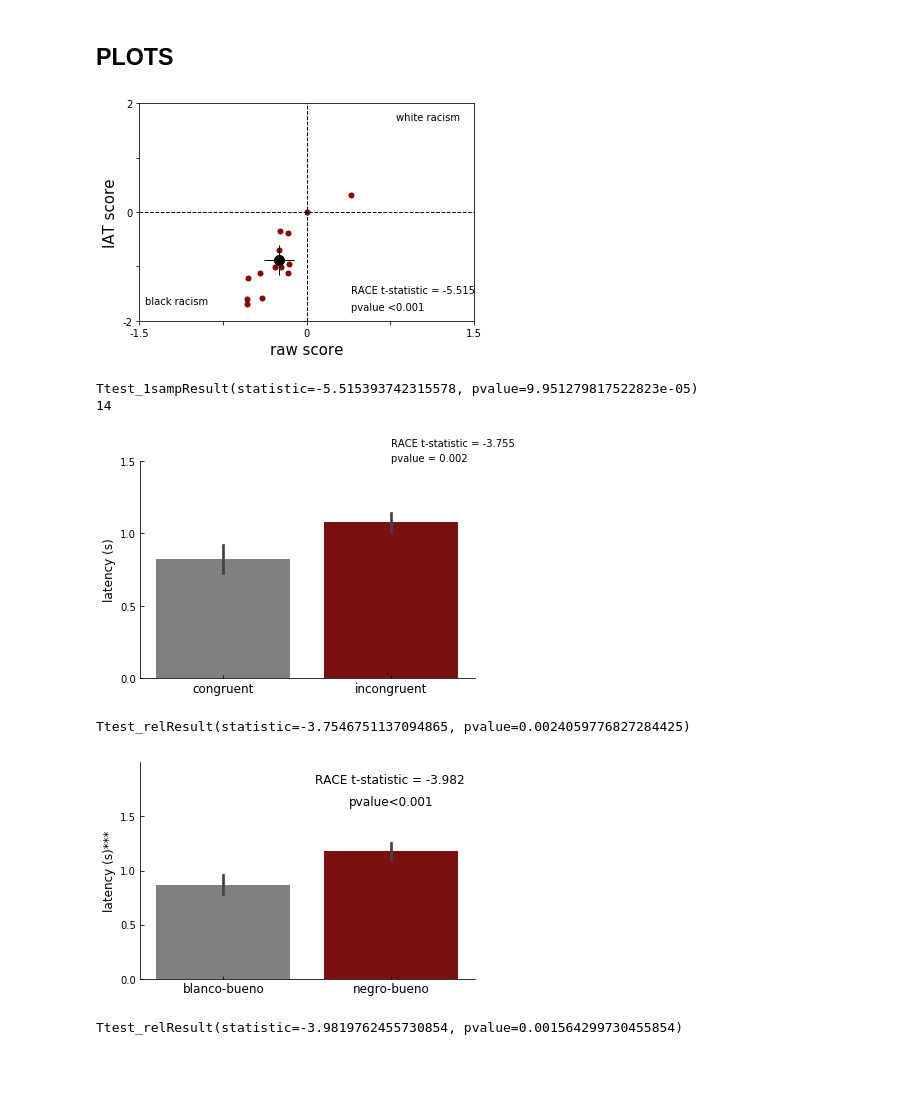
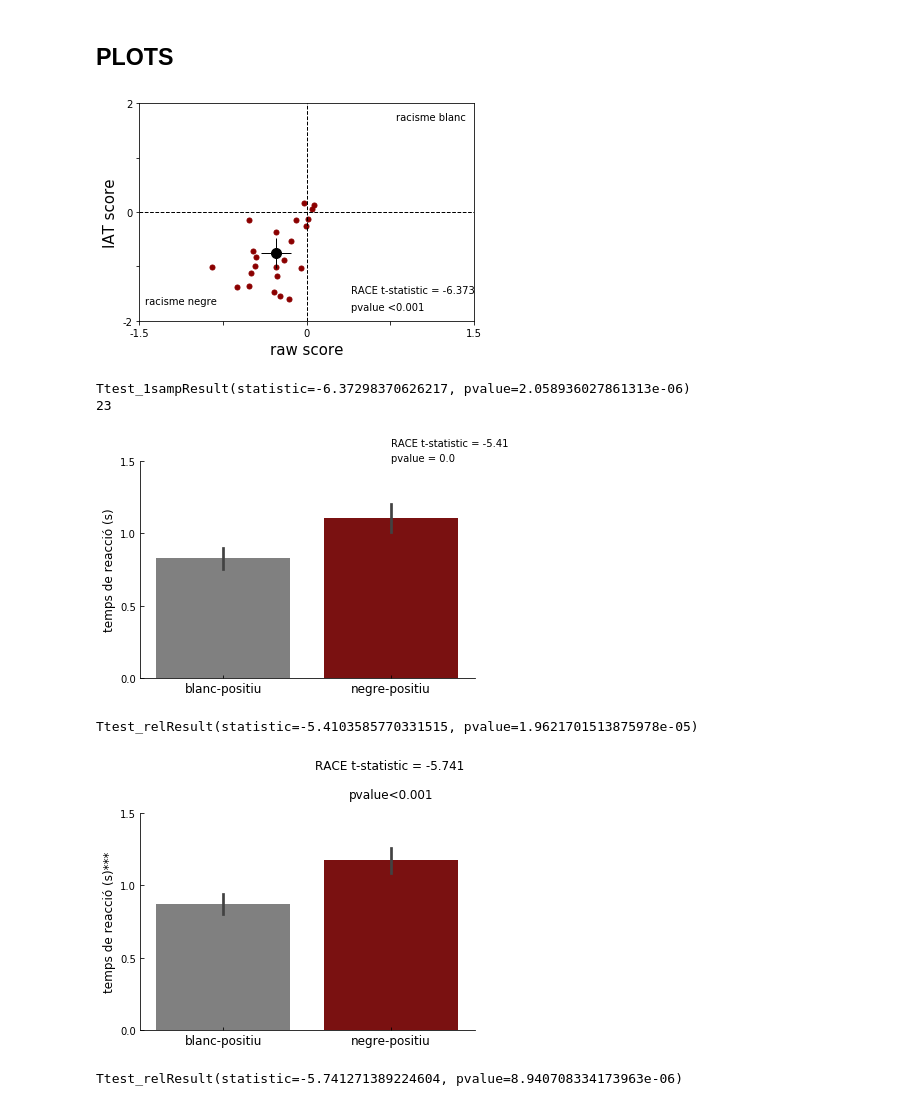
Before and after one commit to davidbestue/OpenBrains, a Jupyter notebook: IAT/analysis_corrected.ipynb, the cells around one changed output. Saved outputs shown, nothing was run; the diff lists cells and outputs as text; code cells hidden in the pictures; blank space fills up the shorter version.

```diff
--- a/IAT/analysis_corrected.ipynb
+++ b/IAT/analysis_corrected.ipynb
@@ -19,7 +19,9 @@ import csv
 #path_folder = 'C:\\Users\\David\\Desktop\\OpenBrains\\biased_brains\\Moli'
 #path_folder = 'C:\\Users\\David\\Desktop\\OpenBrains\\biased_brains\\marti_pous'
 #path_folder = 'C:\\Users\\David\\Desktop\\OpenBrains\\biased_brains\\guinardo_bt'
-path_folder = 'C:\\Users\\David\\Desktop\\OpenBrains\\biased_brains\\Moli_bt'
+#path_folder = 'C:\\Users\\David\\Desktop\\OpenBrains\\biased_brains\\Moli_bt'
+path_folder = 'C:\\Users\\David\\Desktop\\OpenBrains\\biased_brains\\Pias_sc_bt'
+
 
 
 
@@ -242,8 +244,8 @@ plt.text( 0.4, -1.8, 'pvalue <0.001', fontsize=10 )
 
 # plt.text( 0.3, 1.7, 'white racism' , fontsize=10 )
 # plt.text( -0.45, -1.7, 'black racism' , fontsize=10 )
-plt.text( 0.8, 1.7, 'white racism' , fontsize=10 )
-plt.text( -1.45, -1.7, 'black racism' , fontsize=10 )
+plt.text( 0.8, 1.7, 'racisme blanc' , fontsize=10 )
+plt.text( -1.45, -1.7, 'racisme negre' , fontsize=10 )
 
 
 plt.savefig('biblios1.png', transparent=True)
@@ -257,9 +259,9 @@ plt.show(block=False)
 print(stats1)
 print(len(IATrace))
 # %% [output]
-[figure, old version]
+[figure, new version]
-Ttest_1sampResult(statistic=-5.515393742315578, pvalue=9.951279817522823e-05)
-14
+Ttest_1sampResult(statistic=-6.37298370626217, pvalue=2.058936027861313e-06)
+23
 # %%
 ########### REACTION TIMES
 
@@ -287,39 +289,39 @@ plt.gca().get_yaxis().tick_left()
 plt.gca().tick_params(direction='in') #direction
 plt.ylim(0,1.5)
 plt.yticks([0,0.5,1,1.5])
-plt.ylabel('latency (s)', fontsize=12)
+plt.ylabel('temps de reacció (s)', fontsize=12)
 plt.xlabel('')
-plt.xticks([0,1], ['congruent', 'incongruent'], fontsize=12)
+plt.xticks([0,1], ['blanc-positiu', 'negre-positiu'], fontsize=12)
 stats2 = scipy.stats.ttest_rel(c_, i_)
 plt.text( 1, 1.6, 'RACE t-statistic = ' + str(np.round(stats2[0], 3)), fontsize=10 )
 plt.text( 1, 1.5, 'pvalue = ' + str(np.round(stats2[1], 3)), fontsize=10 )
 plt.show(block=False)
 print(stats2)
 # %% [output]
-[figure, old version]
+[figure, new version]
-Ttest_relResult(statistic=-3.7546751137094865, pvalue=0.0024059776827284425)
+Ttest_relResult(statistic=-5.4103585770331515, pvalue=1.9621701513875978e-05)
 # %%
 
 plt.figure()
 sns.barplot(x='condition', y='reaction time adj', palette=['grey', 'darkred'], ci=68, estimator=np.mean, data=reaction_time)
 plt.gca().spines['right'].set_visible(False)  # aesthetics                                                                              # remove right spines
 plt.gca().spines['top'].set_visible(False)                                                                                  # remove top spines
 plt.gca().get_xaxis().tick_bottom()
 plt.gca().get_yaxis().tick_left()
 plt.gca().tick_params(direction='in') #direction
-plt.ylim(0,2)
+plt.ylim(0,1.5)
 plt.yticks([0,0.5,1,1.5])
-plt.ylabel('latency (s)***', fontsize=12)
+plt.ylabel('temps de reacció (s)***', fontsize=12)
 plt.xlabel('')
-plt.xticks([0,1], ['blanco-bueno', 'negro-bueno'], fontsize=12)
+plt.xticks([0,1], ['blanc-positiu', 'negre-positiu'], fontsize=12)
 stats3 = scipy.stats.ttest_rel(c_adj, i_adj)
 plt.text( 0.55, 1.8, 'RACE t-statistic = ' + str(np.round(stats3[0], 3)), fontsize=12 )
 #plt.text( 0.5, 1.5, 'pvalue = ' + str(np.round(stats3[1], 3)), fontsize=10 )
 plt.text( 0.75, 1.6, 'pvalue<0.001', fontsize=12)
 plt.savefig('biblios.png', transparent=True)
 plt.show(block=False)
 
 print(stats3)
 # %% [output]
-[figure, old version]
+[figure, new version]
-Ttest_relResult(statistic=-3.9819762455730854, pvalue=0.001564299730455854)
+Ttest_relResult(statistic=-5.741271389224604, pvalue=8.940708334173963e-06)
```
Also changed, not shown: parts of 1 cell of this notebook, 2 other files.
